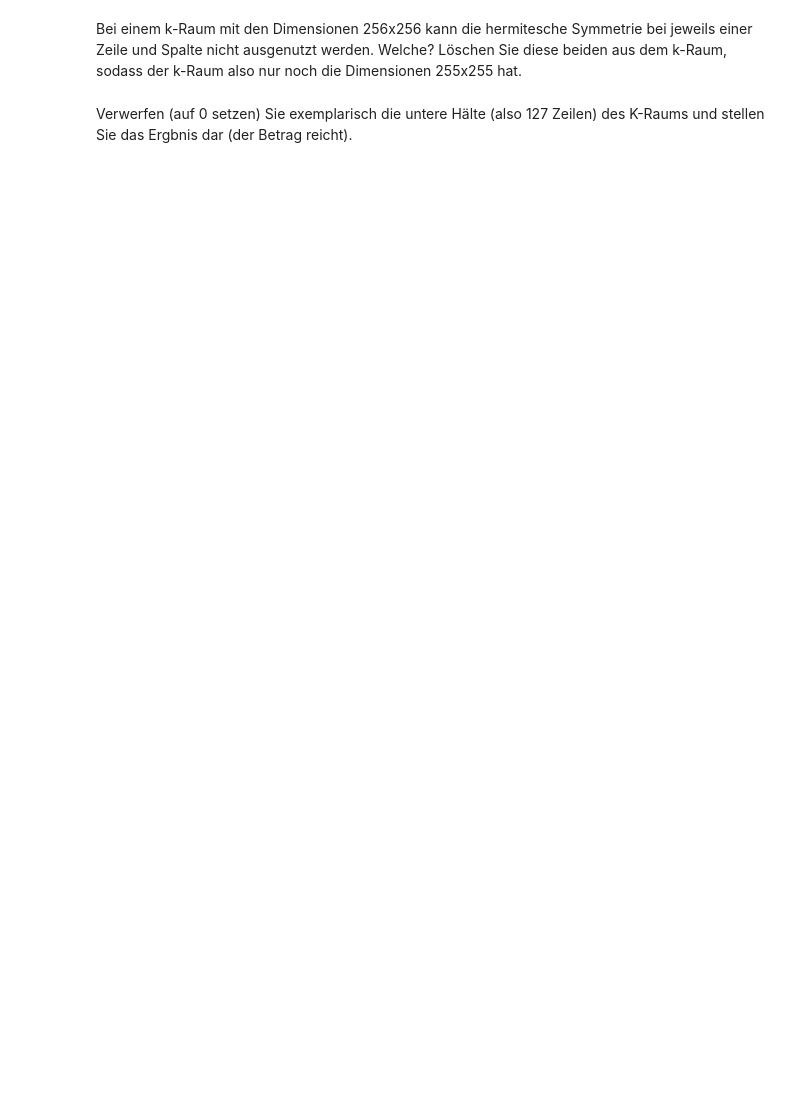
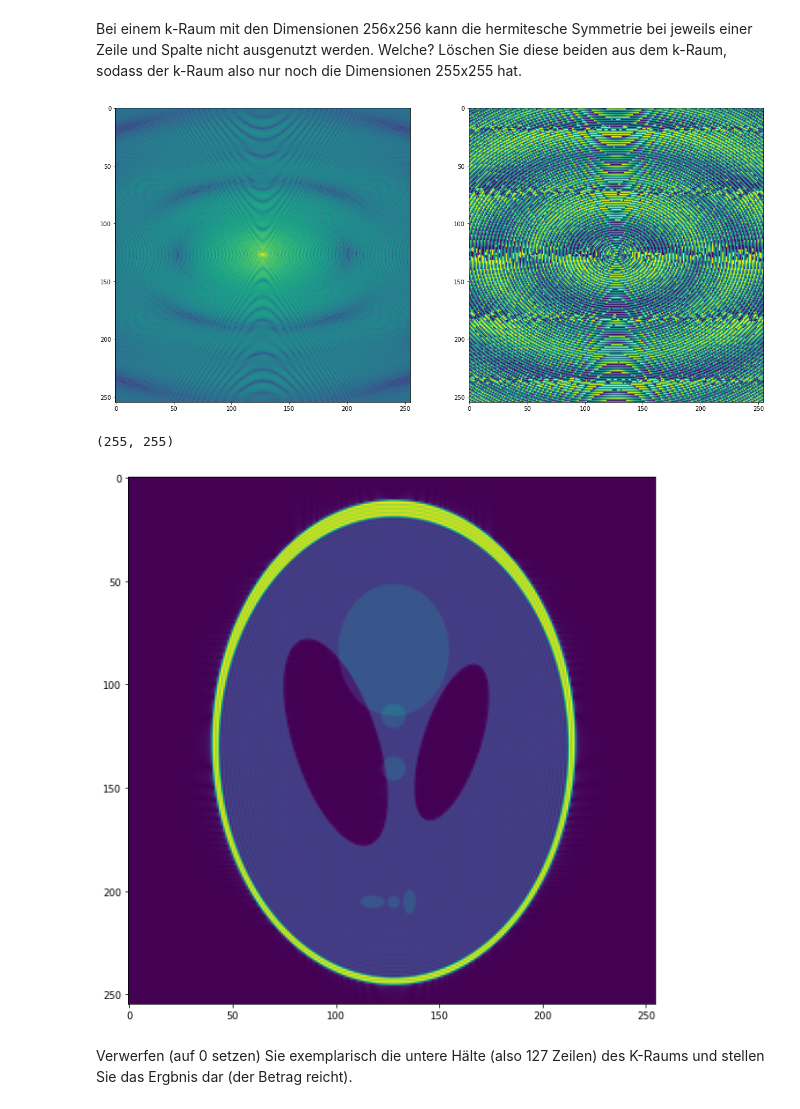
Before and after one commit to DaveMichaelson/Magnetresonanzbildgebung, a Jupyter notebook: 05.ipynb, the cells around one changed output. Drawn from its saved outputs; the diff is of its cells as text; code cells hidden in the pictures; blank space fills up the shorter version.

```diff
--- a/05.ipynb
+++ b/05.ipynb
@@ -26,5 +30,16 @@ Tipp2: Was sagt die Position im k-Raum über den Gradienten aus, der während de
 # %% [markdown]
 Bei einem k-Raum mit den Dimensionen 256x256 kann die hermitesche Symmetrie bei jeweils einer Zeile und Spalte nicht ausgenutzt werden. Welche?
 Löschen Sie diese beiden aus dem k-Raum, sodass der k-Raum also nur noch die Dimensionen 255x255 hat.
+# %%
+deleted_kspace = np.delete(np.delete(kspace, 0, 0), 0, 1)
+
+visualize_single_kspace(deleted_kspace)
+imshow(ifft(deleted_kspace))
+
+print(deleted_kspace.shape)
+# %% [output]
+[figure, added]
+(255, 255)
+[figure, added]
 # %% [markdown]
 Verwerfen (auf 0 setzen) Sie exemplarisch die untere Hälte (also 127 Zeilen) des K-Raums und stellen Sie das Ergbnis dar (der Betrag reicht).
```
Also changed, not shown: parts of 5 cells of this notebook, 1 other file.
